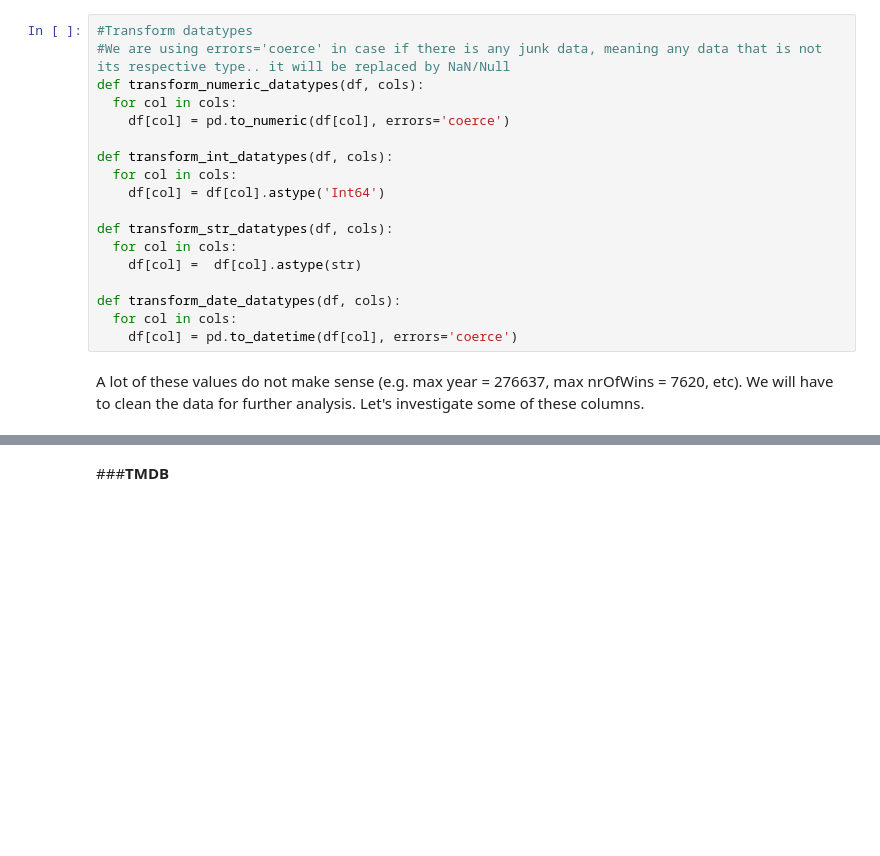
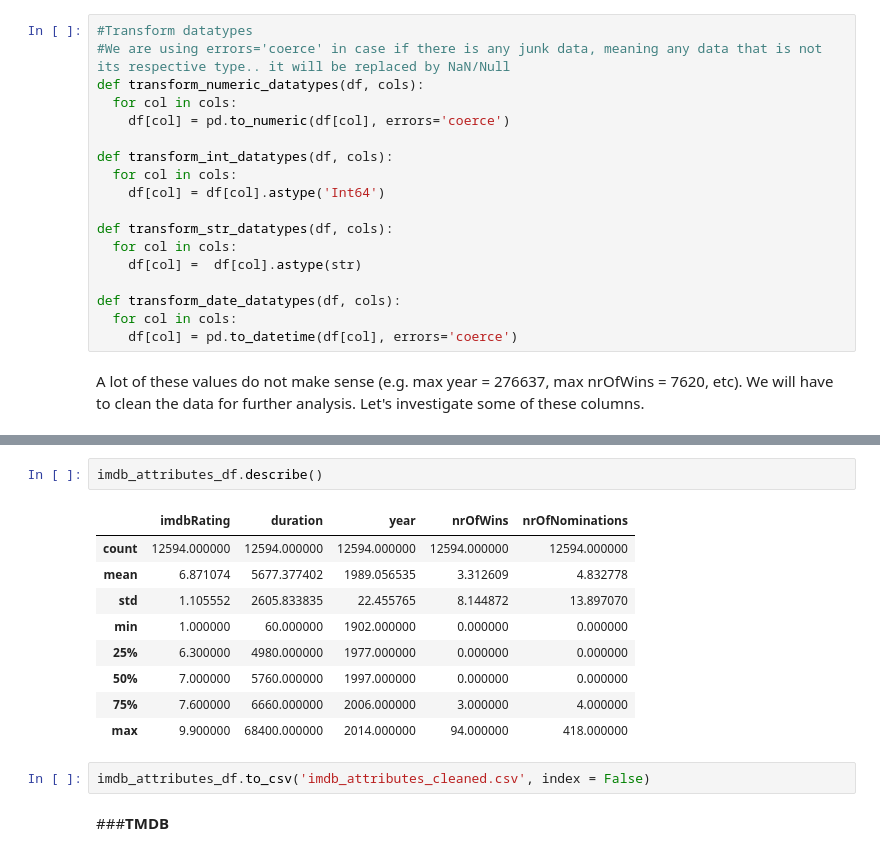
Before and after one commit to canon14/MovieRecommendationModel, a Jupyter notebook: MovieRecommendation.ipynb, the cells around one changed output, grey strips where cells are left out. Cells and saved outputs as stored; diff of their text form; blank space fills up the shorter version.

```diff
--- a/MovieRecommendation.ipynb
+++ b/MovieRecommendation.ipynb
@@ -195,3 +250,17 @@ transform_int_datatypes(imdb_attributes_df, ['duration', 'year', 'nrOfWins', 'nr
+# %%
+imdb_attributes_df.describe()
+# %% [output]
+|  | imdbRating | duration | year | nrOfWins | nrOfNominations |
+| count | 12594.000000 | 12594.000000 | 12594.000000 | 12594.000000 | 12594.000000 |
+| mean | 6.871074 | 5677.377402 | 1989.056535 | 3.312609 | 4.832778 |
+| std | 1.105552 | 2605.833835 | 22.455765 | 8.144872 | 13.897070 |
+| min | 1.000000 | 60.000000 | 1902.000000 | 0.000000 | 0.000000 |
+| 25% | 6.300000 | 4980.000000 | 1977.000000 | 0.000000 | 0.000000 |
+| 50% | 7.000000 | 5760.000000 | 1997.000000 | 0.000000 | 0.000000 |
+| 75% | 7.600000 | 6660.000000 | 2006.000000 | 3.000000 | 4.000000 |
+| max | 9.900000 | 68400.000000 | 2014.000000 | 94.000000 | 418.000000 |
+# %%
+imdb_attributes_df.to_csv('imdb_attributes_cleaned.csv', index = False)
 # %% [markdown]
 ###**TMDB**
 # %%
```
Also changed, not shown: parts of 5 cells of this notebook.
